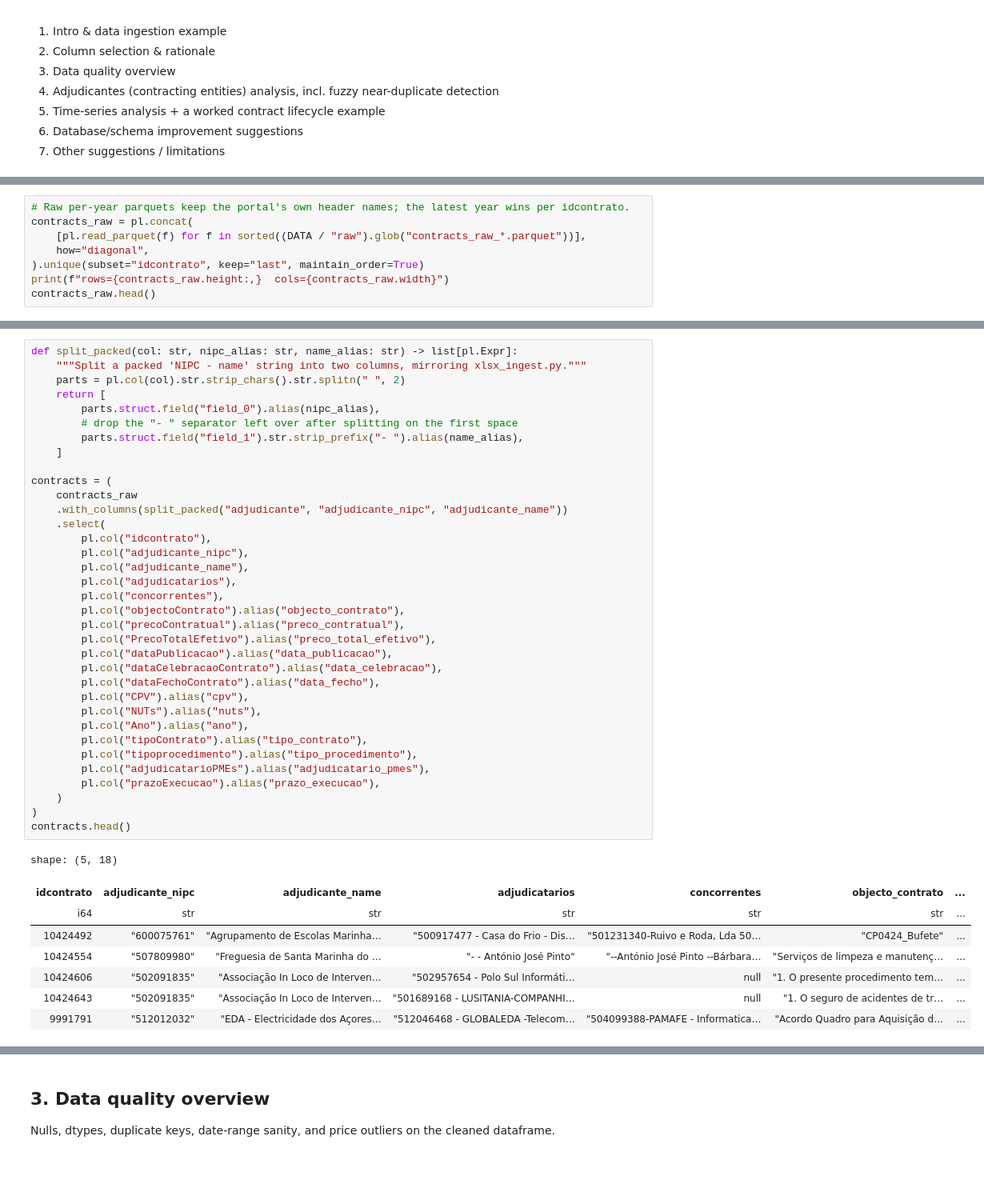
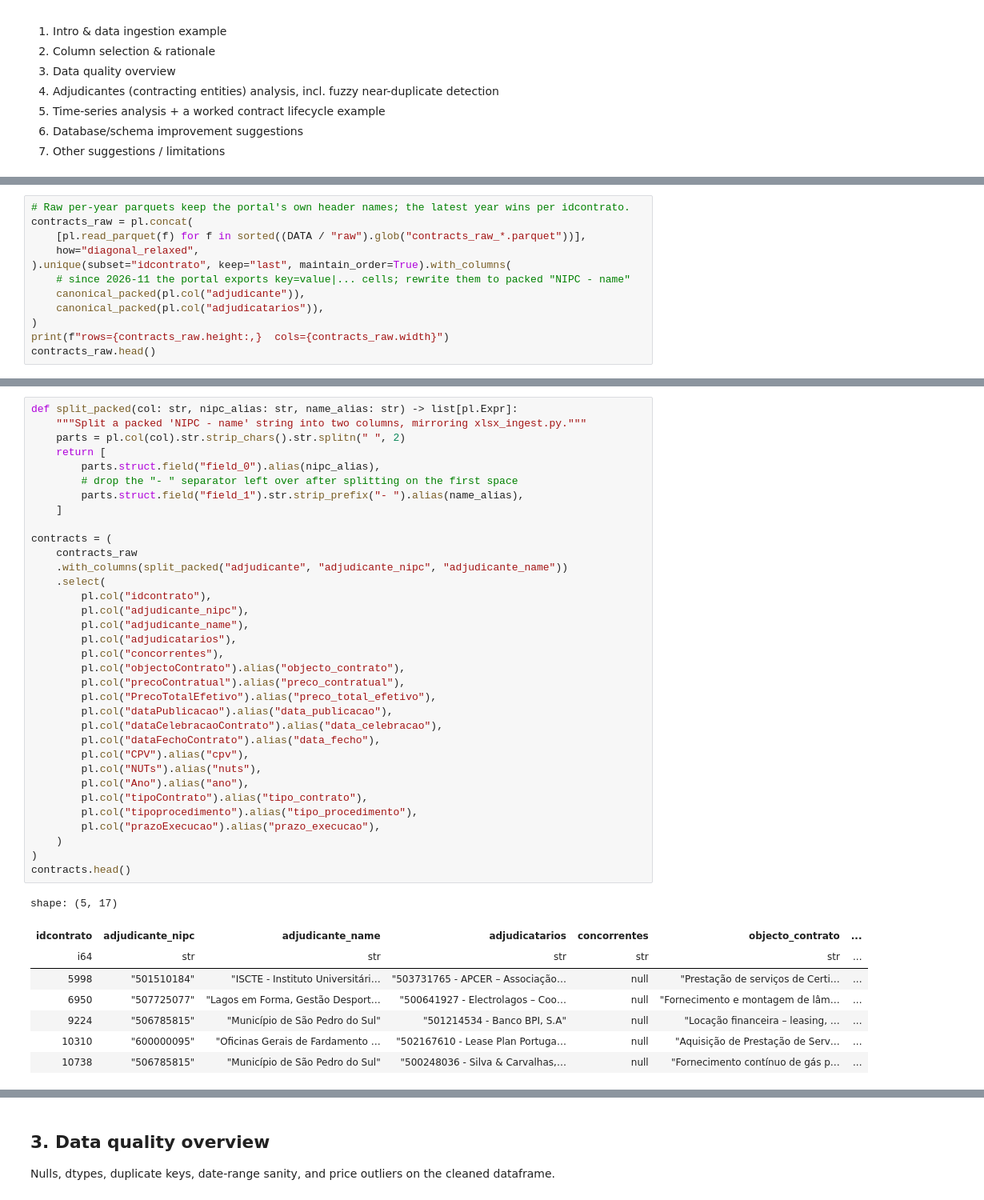
Before and after one commit to neiro-data/portal-base-data-analysis, a Jupyter notebook: notebooks/procurement_analysis.ipynb, the cells around one changed output, grey strips where cells are left out. Shown at 80% size. Saved outputs shown, nothing was run; the diff lists cells and outputs as text; blank space fills up the shorter version.

```diff
--- a/notebooks/procurement_analysis.ipynb
+++ b/notebooks/procurement_analysis.ipynb
@@ -42,8 +44,12 @@ no renaming or type coercion beyond what polars infers from the xlsx/parquet rou
 # Raw per-year parquets keep the portal's own header names; the latest year wins per idcontrato.
 contracts_raw = pl.concat(
     [pl.read_parquet(f) for f in sorted((DATA / "raw").glob("contracts_raw_*.parquet"))],
-    how="diagonal",
-).unique(subset="idcontrato", keep="last", maintain_order=True)
+    how="diagonal_relaxed",
+).unique(subset="idcontrato", keep="last", maintain_order=True).with_columns(
+    # since 2026-11 the portal exports key=value|... cells; rewrite them to packed "NIPC - name"
+    canonical_packed(pl.col("adjudicante")),
+    canonical_packed(pl.col("adjudicatarios")),
+)
 print(f"rows={contracts_raw.height:,}  cols={contracts_raw.width}")
 contracts_raw.head()
 # %% [output]
@@ -181,40 +186,39 @@ def split_packed(col: str, nipc_alias: str, name_alias: str) -> list[pl.Expr]:
         parts.struct.field("field_1").str.strip_prefix("- ").alias(name_alias),
     ]
 
 contracts = (
     contracts_raw
     .with_columns(split_packed("adjudicante", "adjudicante_nipc", "adjudicante_name"))
     .select(
         pl.col("idcontrato"),
         pl.col("adjudicante_nipc"),
         pl.col("adjudicante_name"),
         pl.col("adjudicatarios"),
         pl.col("concorrentes"),
         pl.col("objectoContrato").alias("objecto_contrato"),
         pl.col("precoContratual").alias("preco_contratual"),
         pl.col("PrecoTotalEfetivo").alias("preco_total_efetivo"),
         pl.col("dataPublicacao").alias("data_publicacao"),
         pl.col("dataCelebracaoContrato").alias("data_celebracao"),
         pl.col("dataFechoContrato").alias("data_fecho"),
         pl.col("CPV").alias("cpv"),
         pl.col("NUTs").alias("nuts"),
         pl.col("Ano").alias("ano"),
         pl.col("tipoContrato").alias("tipo_contrato"),
         pl.col("tipoprocedimento").alias("tipo_procedimento"),
-        pl.col("adjudicatarioPMEs").alias("adjudicatario_pmes"),
         pl.col("prazoExecucao").alias("prazo_execucao"),
     )
 )
 contracts.head()
 # %% [output]
-shape: (5, 18)
+shape: (5, 17)
 | idcontrato | adjudicante_nipc | adjudicante_name | adjudicatarios | concorrentes | objecto_contrato | ... |
 | i64 | str | str | str | str | str | ... |
-| 10424492 | "600075761" | "Agrupamento de Escolas Marinha… | "500917477 - Casa do Frio - Dis… | "501231340-Ruivo e Roda, Lda 50… | "CP0424_Bufete" | ... |
-| 10424554 | "507809980" | "Freguesia de Santa Marinha do … | "- - António José Pinto" | "--António José Pinto --Bárbara… | "Serviços de limpeza e manutenç… | ... |
-| 10424606 | "502091835" | "Associação In Loco de Interven… | "502957654 - Polo Sul Informáti… | null | "1. O presente procedimento tem… | ... |
-| 10424643 | "502091835" | "Associação In Loco de Interven… | "501689168 - LUSITANIA-COMPANHI… | null | "1. O seguro de acidentes de tr… | ... |
-| 9991791 | "512012032" | "EDA - Electricidade dos Açores… | "512046468 - GLOBALEDA -Telecom… | "504099388-PAMAFE - Informatica… | "Acordo Quadro para Aquisição d… | ... |
+| 5998 | "501510184" | "ISCTE - Instituto Universitári… | "503731765 - APCER – Associação… | null | "Prestação de serviços de Certi… | ... |
+| 6950 | "507725077" | "Lagos em Forma, Gestão Desport… | "500641927 - Electrolagos – Coo… | null | "Fornecimento e montagem de lâm… | ... |
+| 9224 | "506785815" | "Município de São Pedro do Sul" | "501214534 - Banco BPI, S.A" | null | "Locação financeira – leasing, … | ... |
+| 10310 | "600000095" | "Oficinas Gerais de Fardamento … | "502167610 - Lease Plan Portuga… | null | "Aquisição de Prestação de Serv… | ... |
+| 10738 | "506785815" | "Município de São Pedro do Sul" | "500248036 - Silva & Carvalhas,… | null | "Fornecimento contínuo de gás p… | ... |
 # %%
 # Parse packed "NIPC <sep> name" columns (one entry per line) into list columns plus a NIPC check.
 # Every row gets lists (length 1 for single-entry rows) so the column has one dtype.
```
Also changed, not shown: parts of 27 cells of this notebook, 7 other files.
